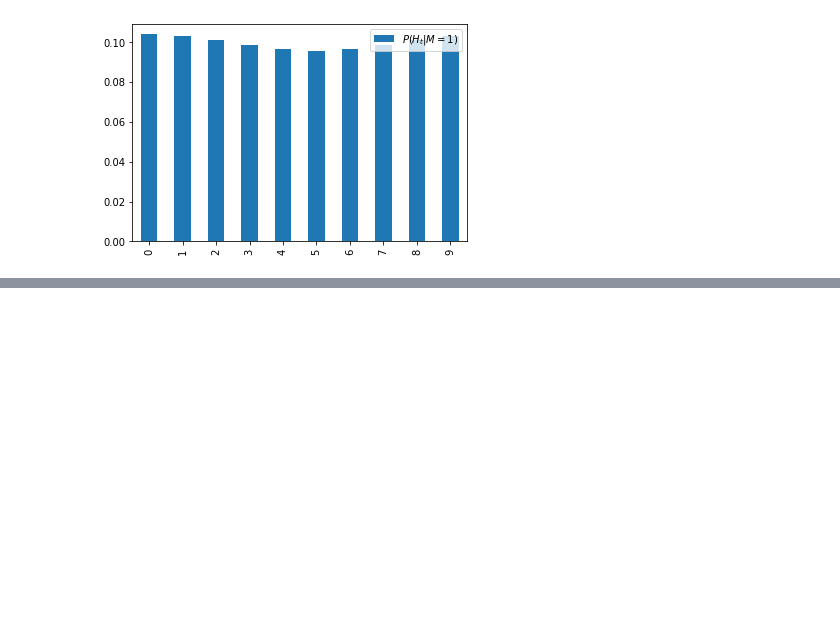
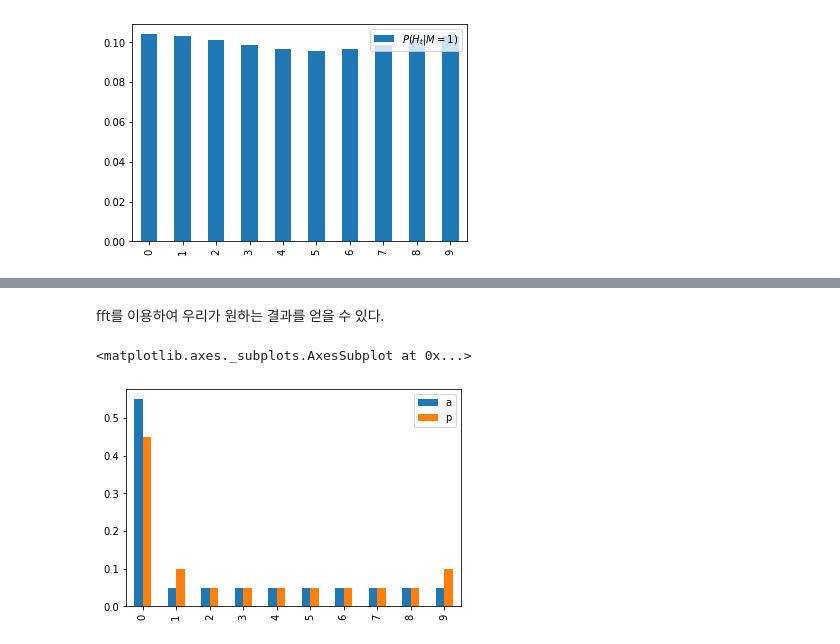
Before and after one commit to danhojin/ml-notes, a Jupyter notebook: hellos/filterpy1.ipynb, the cells around one changed output, grey strips where cells are left out. Cells and saved outputs as stored; diff of their text form; code cells hidden in the pictures; blank space fills up the shorter version.

```diff
--- a/hellos/filterpy1.ipynb
+++ b/hellos/filterpy1.ipynb
@@ -222,0 +255,22 @@ ax.legend(['$P(H_t|M=1)$'])
+# %% [markdown]
+fft를 이용하여 우리가 원하는 결과를 얻을 수 있다.
+# %%
+from scipy import fft
+
+a = np.array([.55, .05, .05, .05, .05, .05, .05, .05, .05, .05])
+b = np.array([0.1, 0.8, 0.1] + [0.0] * 7)
+
+b = np.roll(b, -1)  # set kernel center index to 0
+
+# b = np.roll(b, 2)
+
+ta = fft.fft(a)
+tb = fft.fft(b)
+tp = ta * tb
+p = fft.ifft(tp)
+p = np.real(p)
+
+pd.DataFrame({'a': a, 'p': p}).plot(kind='bar')
+# %% [output]
+<matplotlib.axes._subplots.AxesSubplot at 0x...>
+[figure, added]
```
Also changed, not shown: parts of 9 cells of this notebook.
